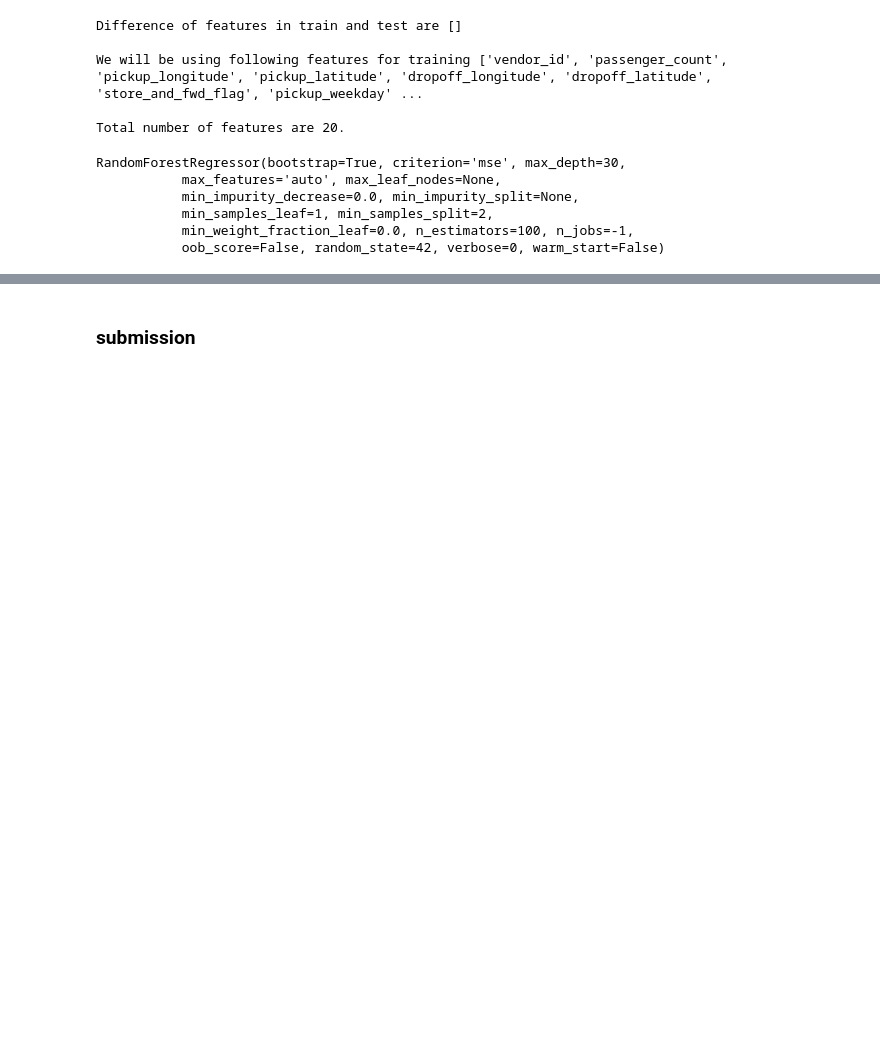
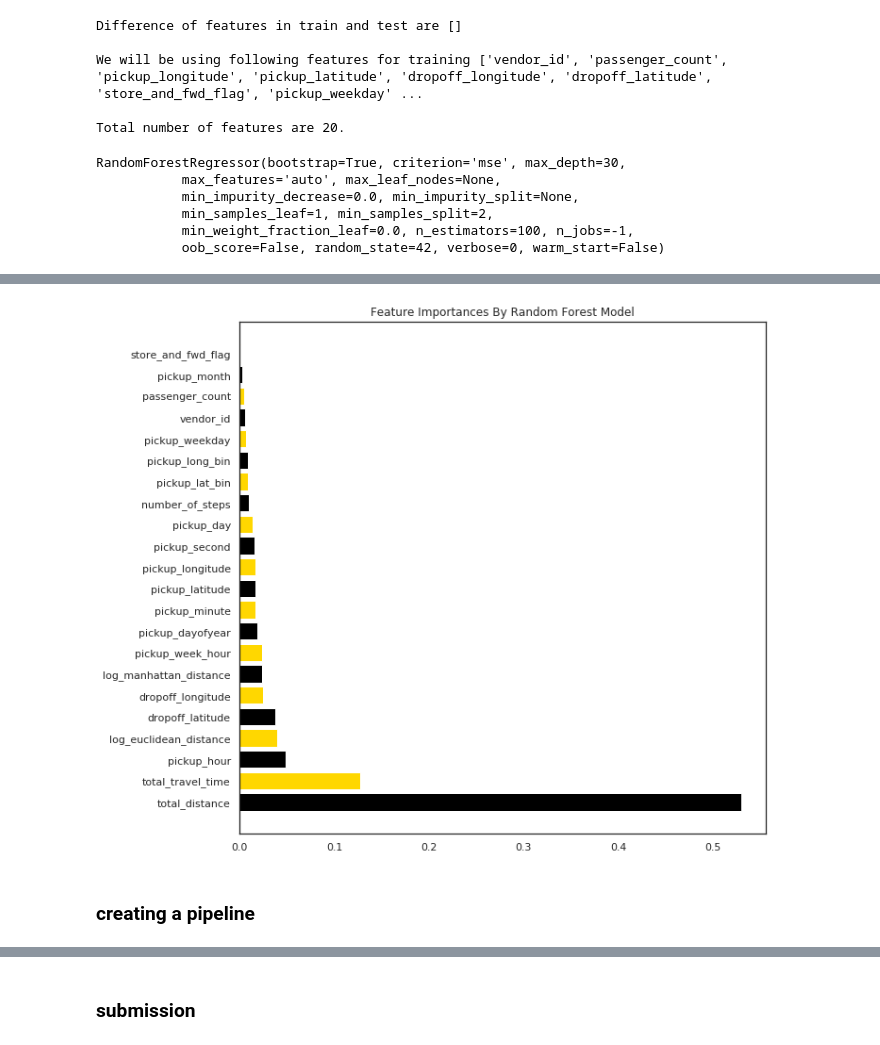
Before and after one commit to 181221/dat158ml-oblig2, a Jupyter notebook: taxi-trip.ipynb, the cells around one changed output, grey strips where cells are left out. Cells and saved outputs as stored; diff of their text form; code cells hidden in the pictures; blank space fills up the shorter version.

```diff
--- a/taxi-trip.ipynb
+++ b/taxi-trip.ipynb
@@ -598,6 +598,5 @@ train.isnull().sum(axis=0).sum(axis=0)
 # %%
-train_samples = train.sample(n=round(0.10*len(train.index)))
-
+train_samples = train
 target = train_samples.log_trip_duration.values
 train_samples = train_samples.drop(['id', 'pickup_datetime', 'haversine_distance', 'manhattan_distance','euclidean_distance','avg_speed_h','avg_speed_m','avg_speed_eu','dropoff_datetime', 'trip_duration','log_trip_duration','pickup_dt'], axis=1)
 train_samples.fillna(0,inplace=True)
@@ -648,3 +660,21 @@ from sklearn.pipeline import Pipeline
+# %%
+predictors=train_samples.columns
+importances=rf_clf.feature_importances_
+std = np.std([rf_clf.feature_importances_ for tree in rf_clf.estimators_],
+             axis=0)
+indices = np.argsort(importances)[::-1]
+sorted_important_features=[]
+for i in indices:
+    sorted_important_features.append(predictors[i])
+plt.figure(figsize=(10,10))
+plt.title("Feature Importances By Random Forest Model")
+plt.barh(range(len(indices)), importances[indices],
+       color=["goldenrod","lightblue"], yerr=std[indices], align="center")
+plt.yticks(range(len(indices)), sorted_important_features, rotation='horizontal');
+# %% [output]
+[figure, added]
+# %% [markdown]
+### creating a pipeline
 # %%
 steps = [("ohe_onestep", DictVectorizer(sparse = False)), ("xgb_model", xgb.XGBRegressor())]
 # %%
```
Also changed, not shown: parts of 38 cells of this notebook.
